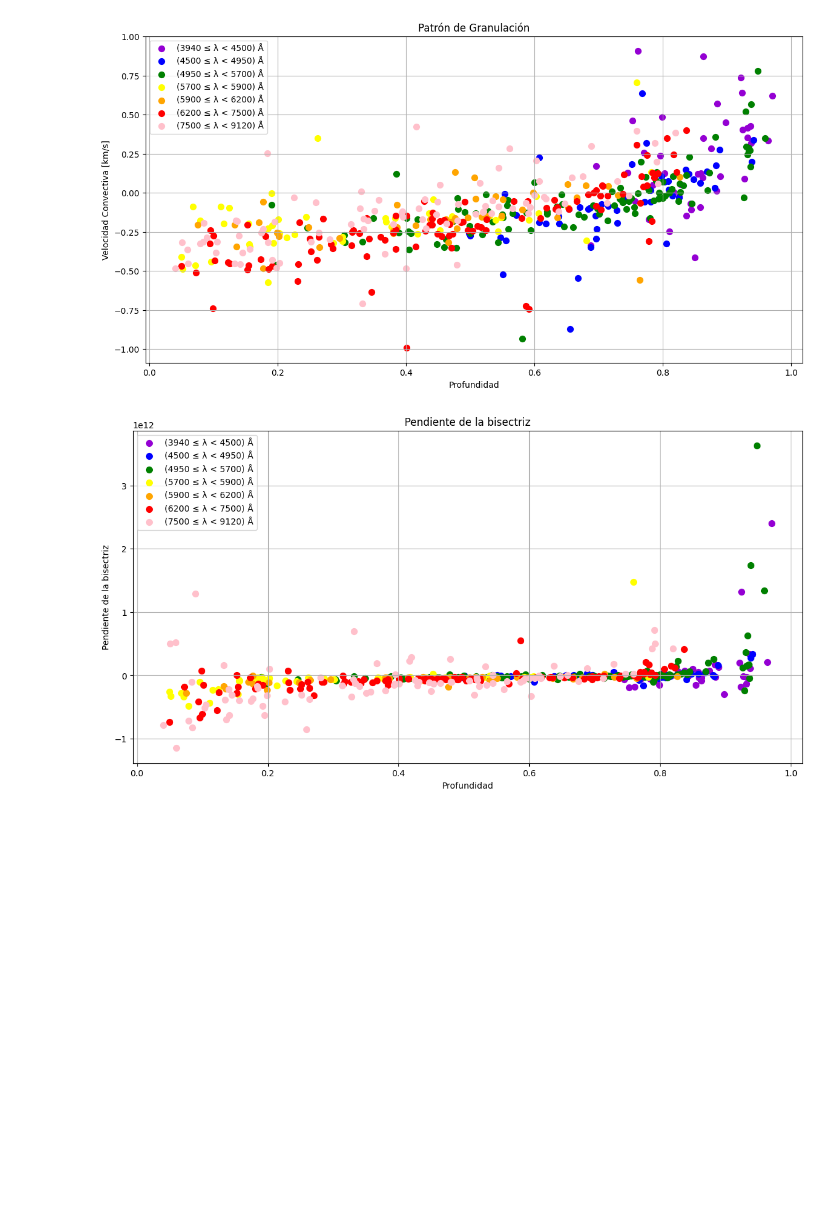
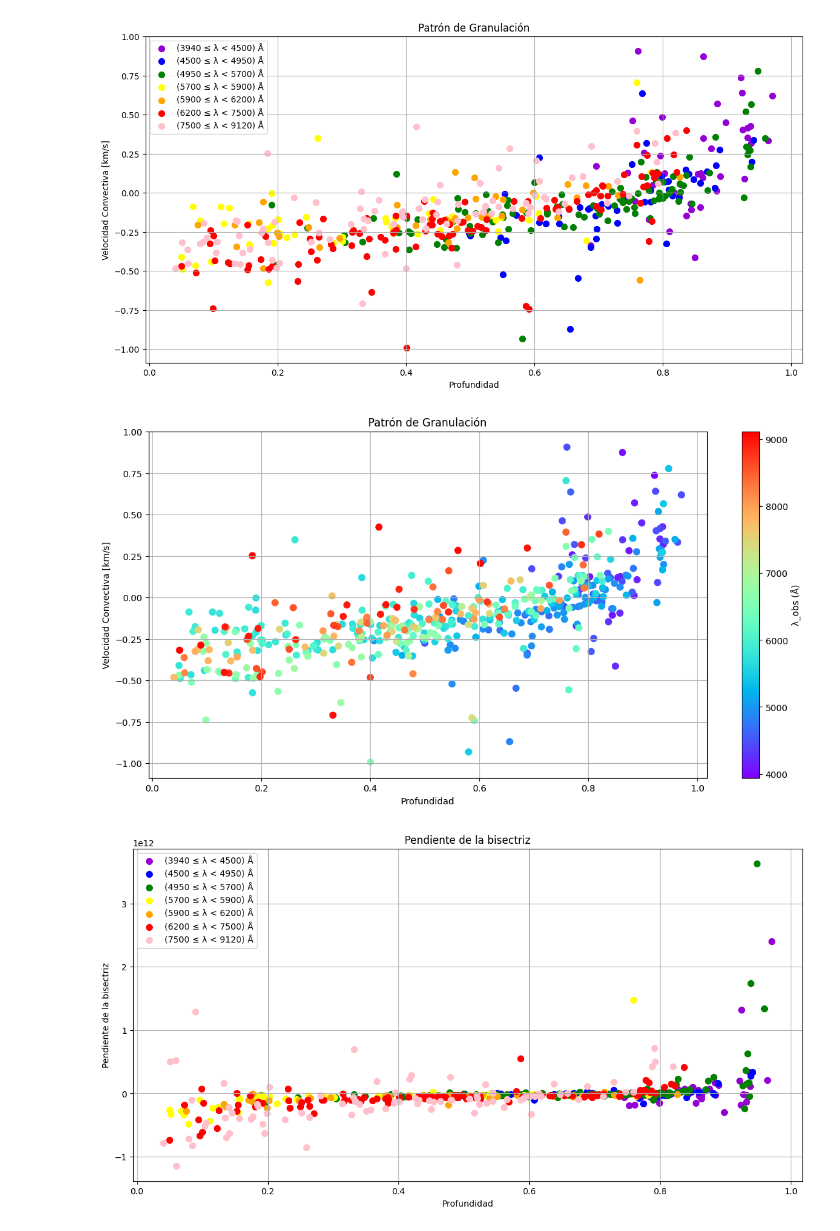
Before and after one commit to JessiDaniL/Proyecto-Te-rico-Arturo, a Jupyter notebook: Espectro completo de arturo_visualizador/Espectro completo de arturo_visualizador/analisis_arturo_completo.ipynb, the cells around one changed output. Saved outputs shown, nothing was run; the diff lists cells and outputs as text; code cells hidden in the pictures; blank space fills up the shorter version.

Commit message:
graficas con cmap

```diff
--- a/Espectro completo de arturo_visualizador/Espectro completo de arturo_visualizador/analisis_arturo_completo.ipynb
+++ b/Espectro completo de arturo_visualizador/Espectro completo de arturo_visualizador/analisis_arturo_completo.ipynb
@@ -346,6 +346,29 @@ plt.show()
 #Hace falta revisar las lineas que tienen posibles mezclas para ver si las meto dentro del análisis y realizar la normalización de 3200 a 3950 A.
 # %% [output]
 [figure]
+# %%
+plt.figure(figsize=(14, 7))
+
+sc = plt.scatter(
+    df_resultados['Profundidad'],
+    df_resultados['Velocidad (km/s)'],
+    c=df_resultados['λ_obs (Å)'],
+    cmap='rainbow',
+    s=50
+)
+
+plt.xlabel("Profundidad")
+plt.ylabel("Velocidad Convectiva [km/s]")
+plt.title("Patrón de Granulación")
+plt.grid(True)
+
+# Añadir barra de color
+cbar = plt.colorbar(sc)
+cbar.set_label("λ_obs (Å)")
+
+plt.show()
+# %% [output]
+[figure, added]
 # %%
 plt.figure(figsize=(14, 7))
 for color, etiqueta in zip(colores, etiquetas):
```
Also changed, not shown: parts of 2 cells of this notebook.
